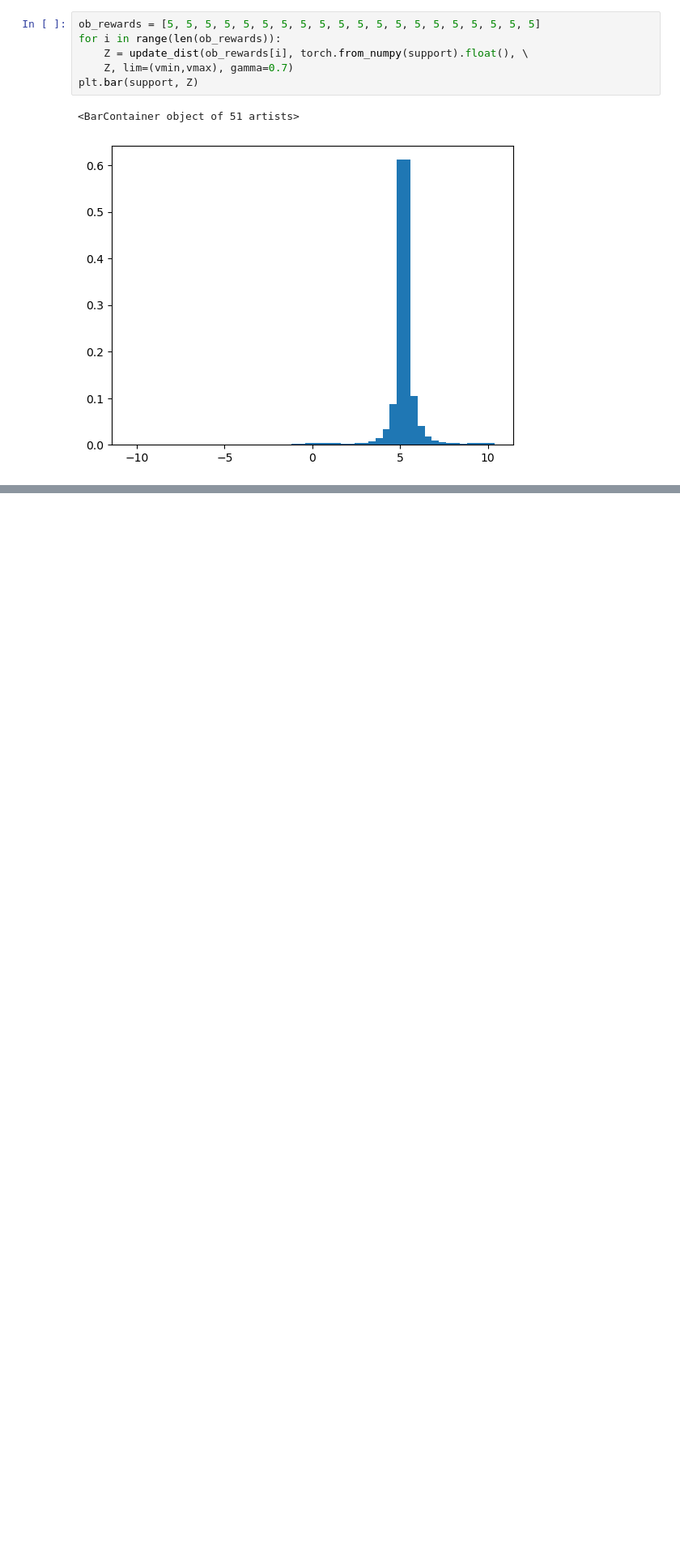
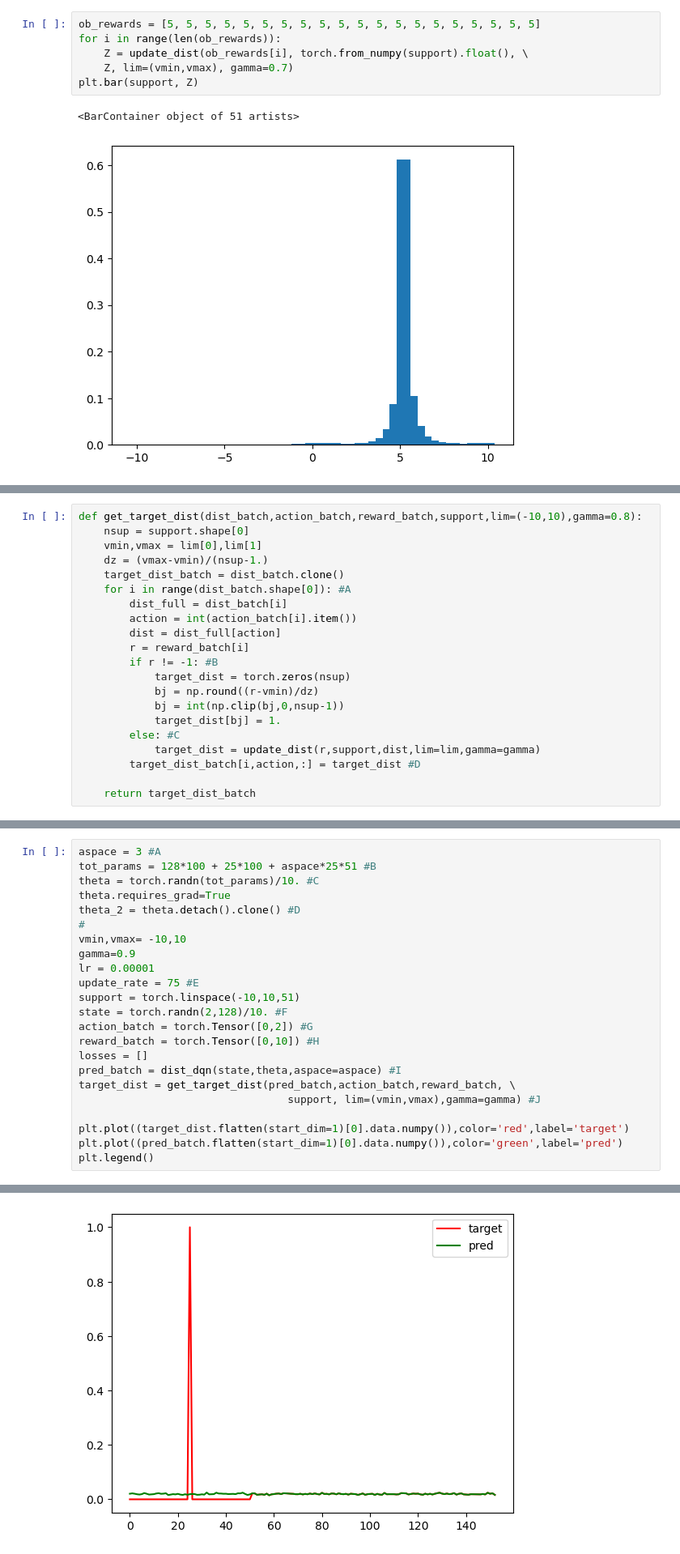
Before and after one commit to thereallexluttor/reinforcement_learning, a Jupyter notebook: discrete_probability_distribution.ipynb, the cells around one changed output, grey strips where cells are left out. Shown at 81% size. Cells and saved outputs as stored; diff of their text form; blank space fills up the shorter version.

```diff
--- a/discrete_probability_distribution.ipynb
+++ b/discrete_probability_distribution.ipynb
@@ -103,0 +125,21 @@ plt.bar(support, Z)
+# %%
+def get_target_dist(dist_batch,action_batch,reward_batch,support,lim=(-10,10),gamma=0.8):
+    nsup = support.shape[0]
+    vmin,vmax = lim[0],lim[1]
+    dz = (vmax-vmin)/(nsup-1.)
+    target_dist_batch = dist_batch.clone()
+    for i in range(dist_batch.shape[0]): #A
+        dist_full = dist_batch[i]
+        action = int(action_batch[i].item())
+        dist = dist_full[action]
+        r = reward_batch[i]
+        if r != -1: #B
+            target_dist = torch.zeros(nsup)
+            bj = np.round((r-vmin)/dz)
+            bj = int(np.clip(bj,0,nsup-1))
+            target_dist[bj] = 1.
+        else: #C
+            target_dist = update_dist(r,support,dist,lim=lim,gamma=gamma)
+        target_dist_batch[i,action,:] = target_dist #D
+
+    return target_dist_batch
@@ -103,0 +154,24 @@ plt.bar(support, Z)
+# %%
+aspace = 3 #A
+tot_params = 128*100 + 25*100 + aspace*25*51 #B
+theta = torch.randn(tot_params)/10. #C
+theta.requires_grad=True
+theta_2 = theta.detach().clone() #D
+#
+vmin,vmax= -10,10
+gamma=0.9
+lr = 0.00001
+update_rate = 75 #E
+support = torch.linspace(-10,10,51)
+state = torch.randn(2,128)/10. #F
+action_batch = torch.Tensor([0,2]) #G
+reward_batch = torch.Tensor([0,10]) #H
+losses = []
+pred_batch = dist_dqn(state,theta,aspace=aspace) #I
+target_dist = get_target_dist(pred_batch,action_batch,reward_batch, \
+                                 support, lim=(vmin,vmax),gamma=gamma) #J
+
+plt.plot((target_dist.flatten(start_dim=1)[0].data.numpy()),color='red',label='target')
+plt.plot((pred_batch.flatten(start_dim=1)[0].data.numpy()),color='green',label='pred')
+plt.legend()
+# %% [output]
@@ -103,0 +179 @@ plt.bar(support, Z)
+[figure, added]
```
Also changed, not shown: parts of 5 cells of this notebook.
